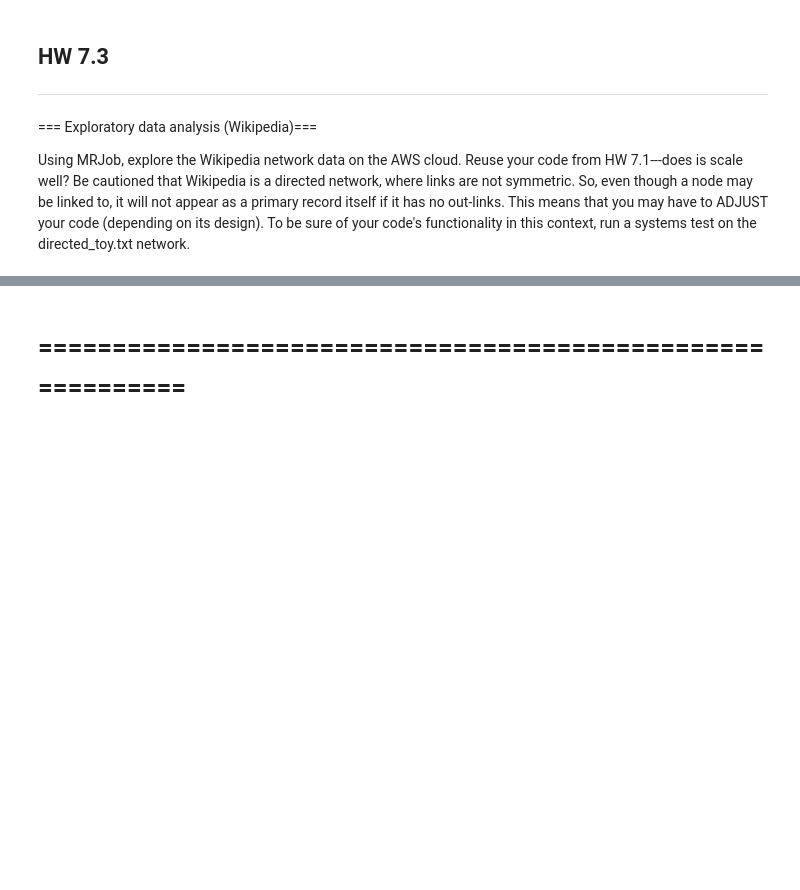
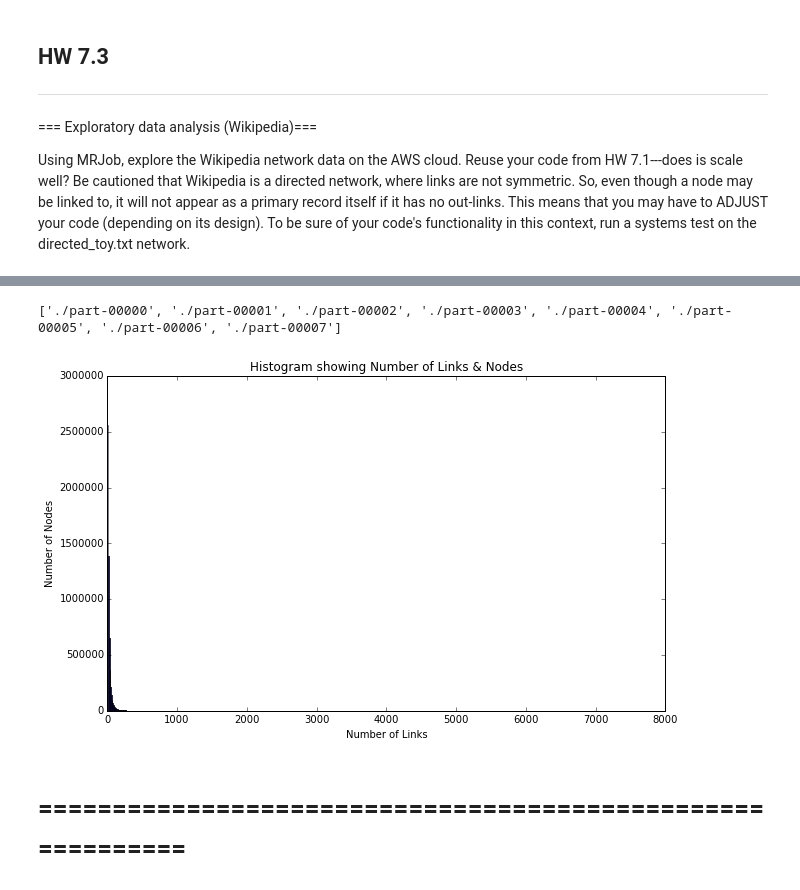
Before and after one commit to sayantansatpati/ml, a Jupyter notebook: w261/wk7/MIDS-W261-2015-HWK-Week07-Satpati.ipynb, the cells around one changed output, grey strips where cells are left out. Drawn from its saved outputs; the diff is of its cells as text; code cells hidden in the pictures; blank space fills up the shorter version.

```diff
--- a/w261/wk7/MIDS-W261-2015-HWK-Week07-Satpati.ipynb
+++ b/w261/wk7/MIDS-W261-2015-HWK-Week07-Satpati.ipynb
@@ -659,3 +701,11 @@ To be sure of your code's functionality in this context, run a systems test on t
+# %%
+import glob
+files = [f for f in glob.glob('./part-*')]
+print files
+hist_link_node(files)
+# %% [output]
+['./part-00000', './part-00001', './part-00002', './part-00003', './part-00004', './part-00005', './part-00006', './part-00007']
+[figure, added]
 # %% [markdown]
 # ===========================================================
 # %% [markdown]
```
Also changed, not shown: parts of 3 cells of this notebook.
